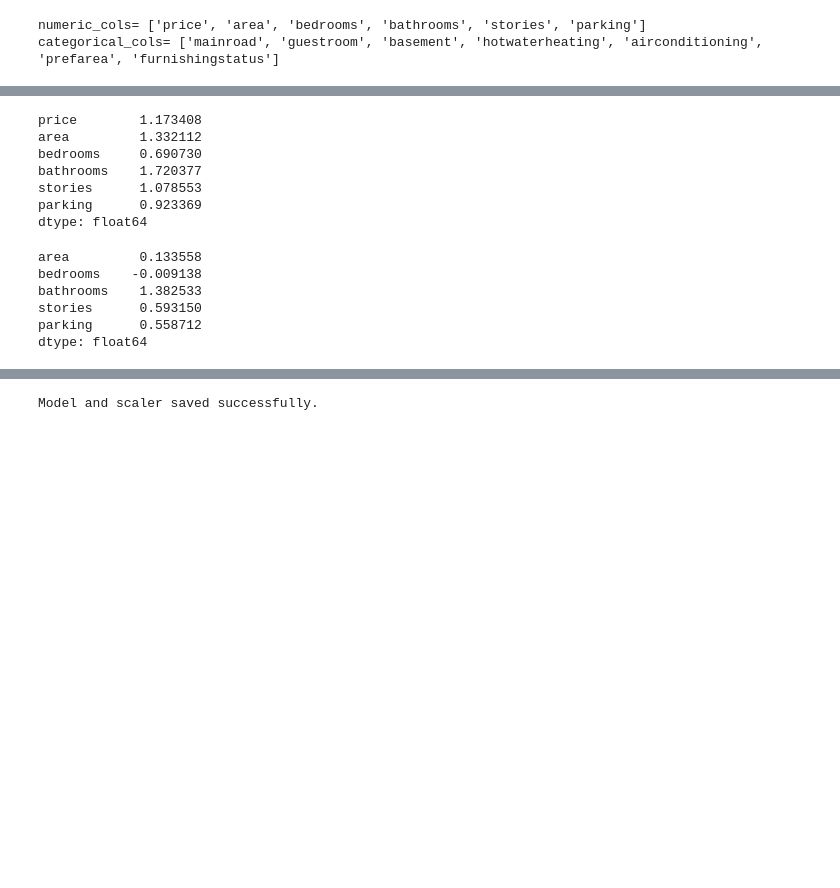
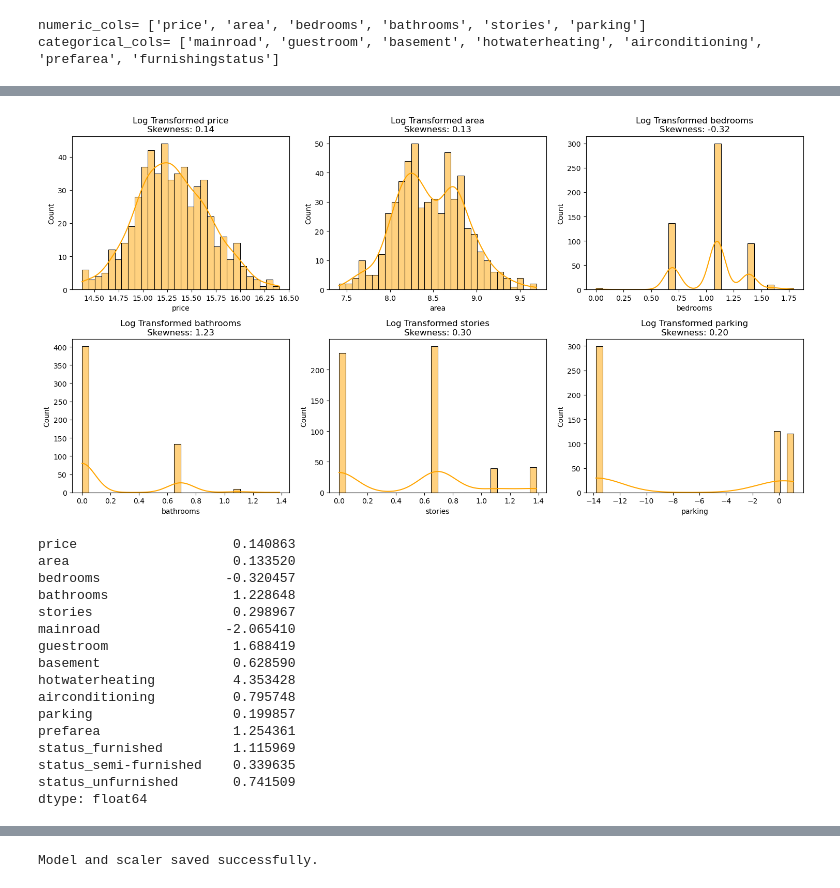
Before and after one commit to Manosree30/House_price_prediction, a Jupyter notebook: project.ipynb, the cells around one changed output, grey strips where cells are left out. Cells and saved outputs as stored; diff of their text form; code cells hidden in the pictures; blank space fills up the shorter version.

```diff
--- a/project.ipynb
+++ b/project.ipynb
@@ -107,25 +122,42 @@ plt.show()
-# %%
-df[numeric_cols].skew()
-# %% [output]
-price        1.173408
-area         1.332112
-bedrooms     0.690730
-bathrooms    1.720377
-stories      1.078553
-parking      0.923369
-dtype: float64
 # %%
 import numpy as np
+import matplotlib.pyplot as plt
+import seaborn as sns
+from scipy.stats import skew
 
-numeric_cols = ['area', 'bedrooms', 'bathrooms', 'stories', 'parking']
+# Copy dataframe to avoid modifying original
+df_log = df.copy()
+numeric_cols = ['price', 'area', 'bedrooms', 'bathrooms', 'stories', 'parking']
 
+# Apply log transformation with a small constant to avoid log(0)
 for col in numeric_cols:
-    df[col] = np.log1p(df[col])  # log(x + 1) to avoid log(0)
-df[numeric_cols].skew()
+    df_log[col] = np.log(df_log[col] + 1e-6)
+
+# Plot only log-transformed distributions with skewness
+plt.figure(figsize=(15, 8))
+for i, col in enumerate(numeric_cols):
+    plt.subplot(2, 3, i + 1)
+    sns.histplot(df_log[col], kde=True, color='orange', bins=30)
+    plt.title(f'Log Transformed {col}\nSkewness: {skew(df_log[col]):.2f}')
+
+plt.tight_layout()
+plt.show()
+df_log.skew()
 # %% [output]
+[figure, added]
-area         0.133558
-bedrooms    -0.009138
-bathrooms    1.382533
-stories      0.593150
-parking      0.558712
+price                    0.140863
+area                     0.133520
+bedrooms                -0.320457
+bathrooms                1.228648
+stories                  0.298967
+mainroad                -2.065410
+guestroom                1.688419
+basement                 0.628590
+hotwaterheating          4.353428
+airconditioning          0.795748
+parking                  0.199857
+prefarea                 1.254361
+status_furnished         1.115969
+status_semi-furnished    0.339635
+status_unfurnished       0.741509
 dtype: float64
```
Also changed, not shown: parts of 12 cells of this notebook, 3 other files.
